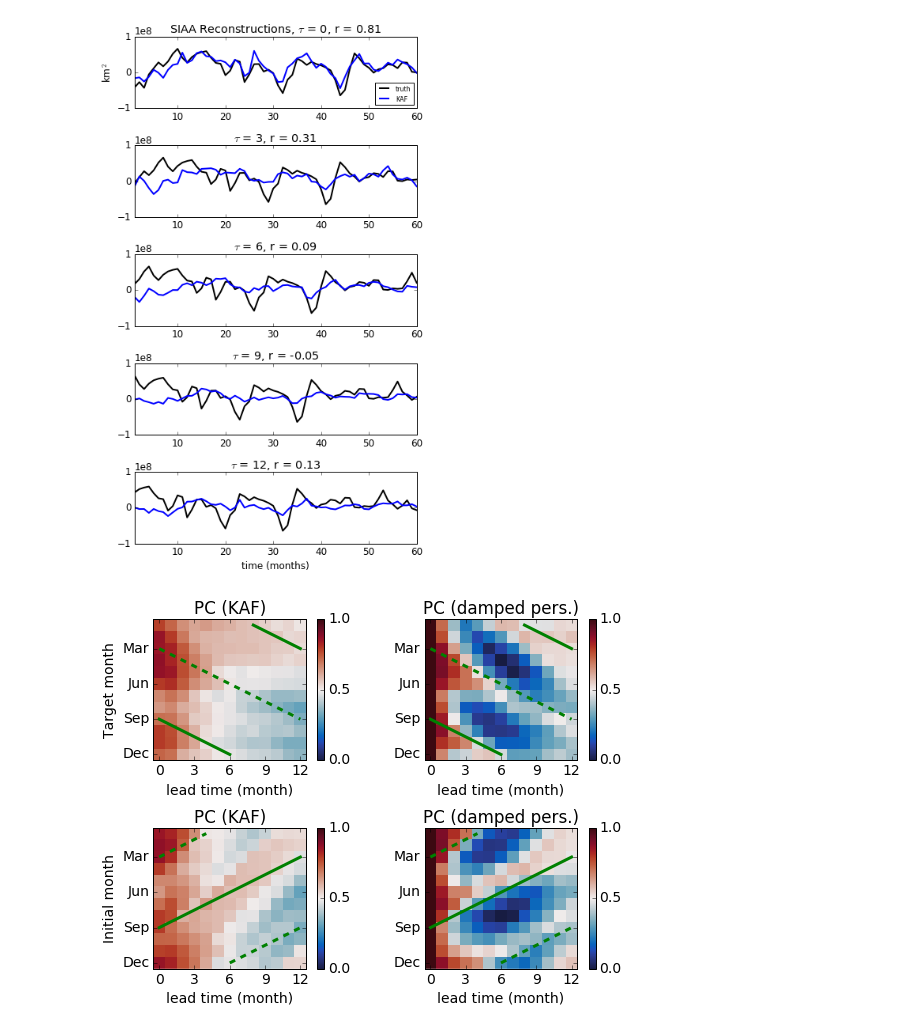
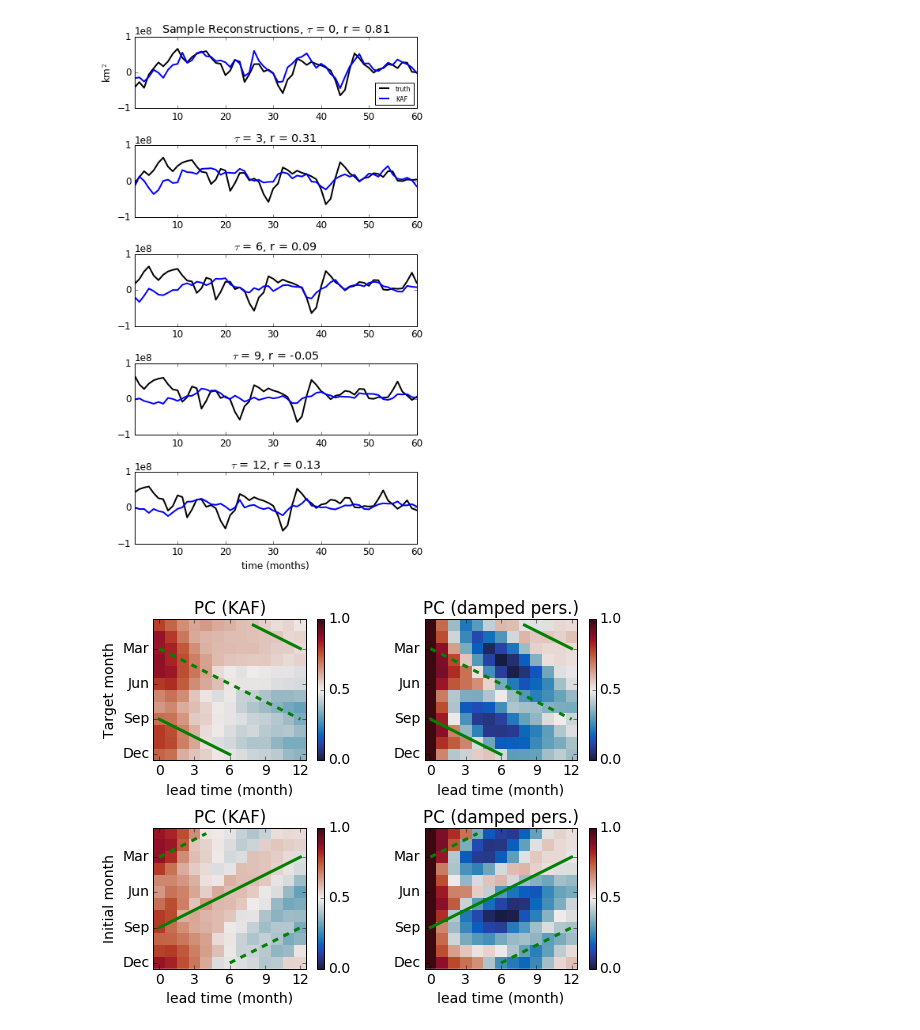
Before and after one commit to darincomeau/KAF_ASIA, a Jupyter notebook: make_figures_revision.ipynb, the cells around one changed output. Cells and saved outputs as stored; diff of their text form; code cells hidden in the pictures.

```diff
--- a/make_figures_revision.ipynb
+++ b/make_figures_revision.ipynb
@@ -422,7 +422,7 @@ plt.xlim(1, 60)
 plt.yticks([-1e8, 0, 1e8])
 # plt.ylabel(r'$\tau$ = ' + str(lag[0]))
 plt.ylabel(r'km$^2$')
-plt.title('SIAA Reconstructions, ' + r'$\tau$ = ' + str(lag[0]) + ', r = %.2f' % (r_value))
+plt.title('Sample Reconstructions, ' + r'$\tau$ = ' + str(lag[0]) + ', r = %.2f' % (r_value))
 
 x = np.squeeze(data_test[lag[1]:pLength + lag[1]])
 y = pred_traj[:pLength, lag[1]]
@@ -454,34 +454,34 @@ x = np.squeeze(data_test[lag[3]:pLength + lag[3]])
 y = pred_traj[:pLength, lag[3]]
 slope, intercept, r_value, p_value, std_err = stats.linregress(x, y)
 
 plt.subplot(5, 1, 4)
 plt.plot(tP, x, 'k')
 plt.plot(tP, y, 'b')
 plt.xticks([10, 20, 30, 40, 50, 60])
 plt.xlim(1, 60)
 plt.yticks([-1e8, 0, 1e8])
 # plt.ylabel(r'$\tau$ = ' + str(lag[3]))
 plt.title('r = %.2f' % (r_value))
 plt.title(r'$\tau$ = ' + str(lag[3]) + ', r = %.2f' % (r_value))
 
 x = np.squeeze(data_test[lag[4]:pLength + lag[4]])
 y = pred_traj[:pLength, lag[4]]
 slope, intercept, r_value, p_value, std_err = stats.linregress(x, y)
 
 plt.subplot(5, 1, 5)
 plt.plot(tP, x, 'k')
 plt.plot(tP, y, 'b')
 plt.xticks([10, 20, 30, 40, 50, 60])
 plt.xlim(1, 60)
 plt.yticks([-1e8, 0, 1e8])
 # plt.ylabel(r'$\tau$ = ' + str(lag[4]))
 plt.xlabel('time (months)')
 plt.title(r'$\tau$ = ' + str(lag[4]) + ', r = %.2f' % (r_value))
 # plt.tight_layout()
 fig.set_figheight(10)
 plt.savefig(SAVE_DIR + 'Fig4.eps', format='eps', dpi=1000)
 # %% [output]
-[figure, old version]
+[figure, new version]
 # %%
 """ Figure 5 """
 embedWin = 12
```
Also changed, not shown: parts of 3 cells of this notebook, 1 other file.
